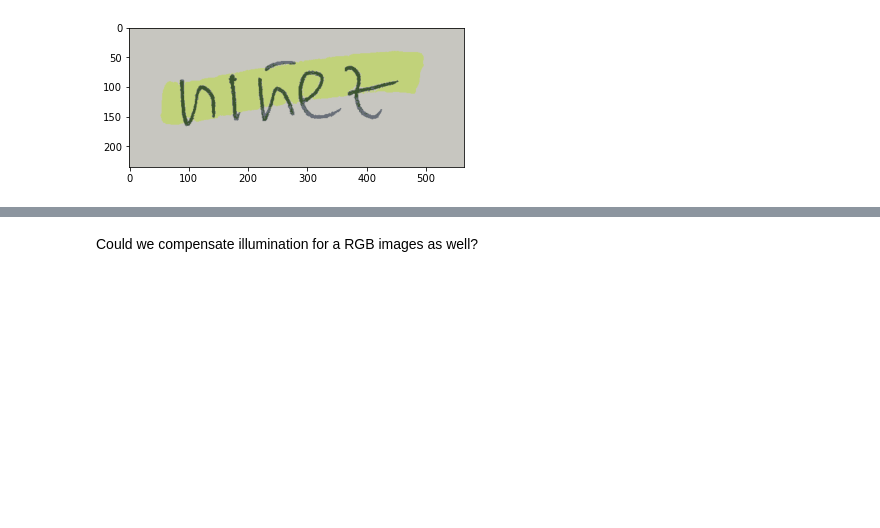
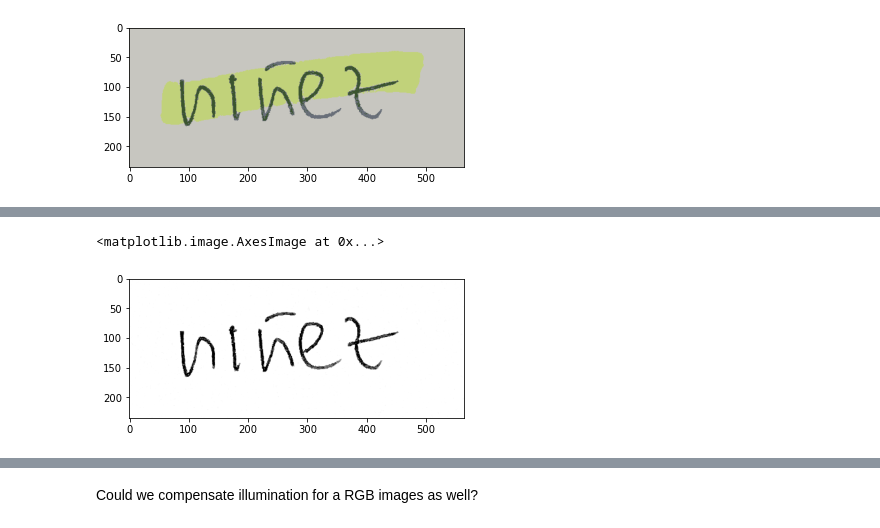
Before and after one commit to espetro/text-processing-old, a Jupyter notebook: testing.ipynb, the cells around one changed output, grey strips where cells are left out. Saved outputs shown, nothing was run; the diff lists cells and outputs as text; code cells hidden in the pictures; blank space fills up the shorter version.

```diff
--- a/testing.ipynb
+++ b/testing.ipynb
@@ -35 +37,8 @@ plt.imshow(bin_image, cmap="gray")
 [figure]
+# %%
+%%time
+from preproc import Binarize
+
+bin_image = Binarize.illumination_compensation(image)
+plt.imshow(bin_image, cmap="gray")
+# %% [output]
@@ -35,0 +46,2 @@ plt.imshow(bin_image, cmap="gray")
+<matplotlib.image.AxesImage at 0x...>
+[figure, added]
```
Also changed, not shown: parts of 5 cells of this notebook, 3 other files.
